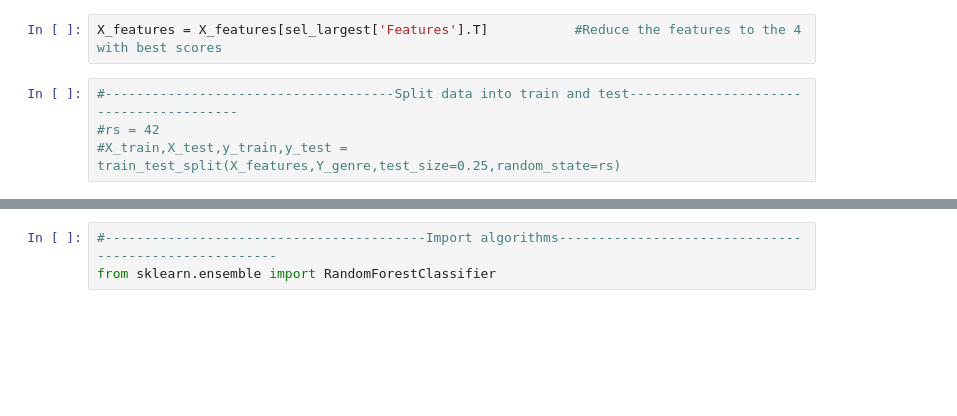
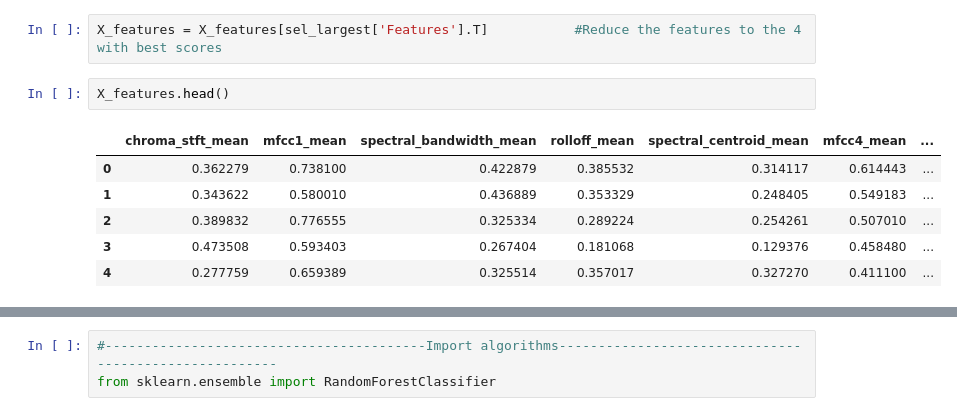
Before and after one commit to rukha1/ECE_196_Music_Classifcation, a Jupyter notebook: ML Project .ipynb, the cells around one changed output, grey strips where cells are left out. Drawn from its saved outputs; the diff is of its cells as text; blank space fills up the shorter version.

```diff
--- a/ML Project .ipynb
+++ b/ML Project .ipynb
@@ -76,6 +115,11 @@ sel_largest
 # %%
 X_features = X_features[sel_largest['Features'].T]           #Reduce the features to the 4 with best scores
-# %%
-#-------------------------------------Split data into train and test----------------------------------------
-#rs = 42
-#X_train,X_test,y_train,y_test = train_test_split(X_features,Y_genre,test_size=0.25,random_state=rs)
+# %%
+X_features.head()
+# %% [output]
+|  | chroma_stft_mean | mfcc1_mean | spectral_bandwidth_mean | rolloff_mean | spectral_centroid_mean | mfcc4_mean | ... |
+| 0 | 0.362279 | 0.738100 | 0.422879 | 0.385532 | 0.314117 | 0.614443 | ... |
+| 1 | 0.343622 | 0.580010 | 0.436889 | 0.353329 | 0.248405 | 0.549183 | ... |
+| 2 | 0.389832 | 0.776555 | 0.325334 | 0.289224 | 0.254261 | 0.507010 | ... |
+| 3 | 0.473508 | 0.593403 | 0.267404 | 0.181068 | 0.129376 | 0.458480 | ... |
+| 4 | 0.277759 | 0.659389 | 0.325514 | 0.357017 | 0.327270 | 0.411100 | ... |
```
Also changed, not shown: parts of 15 cells of this notebook, 6 other files.
